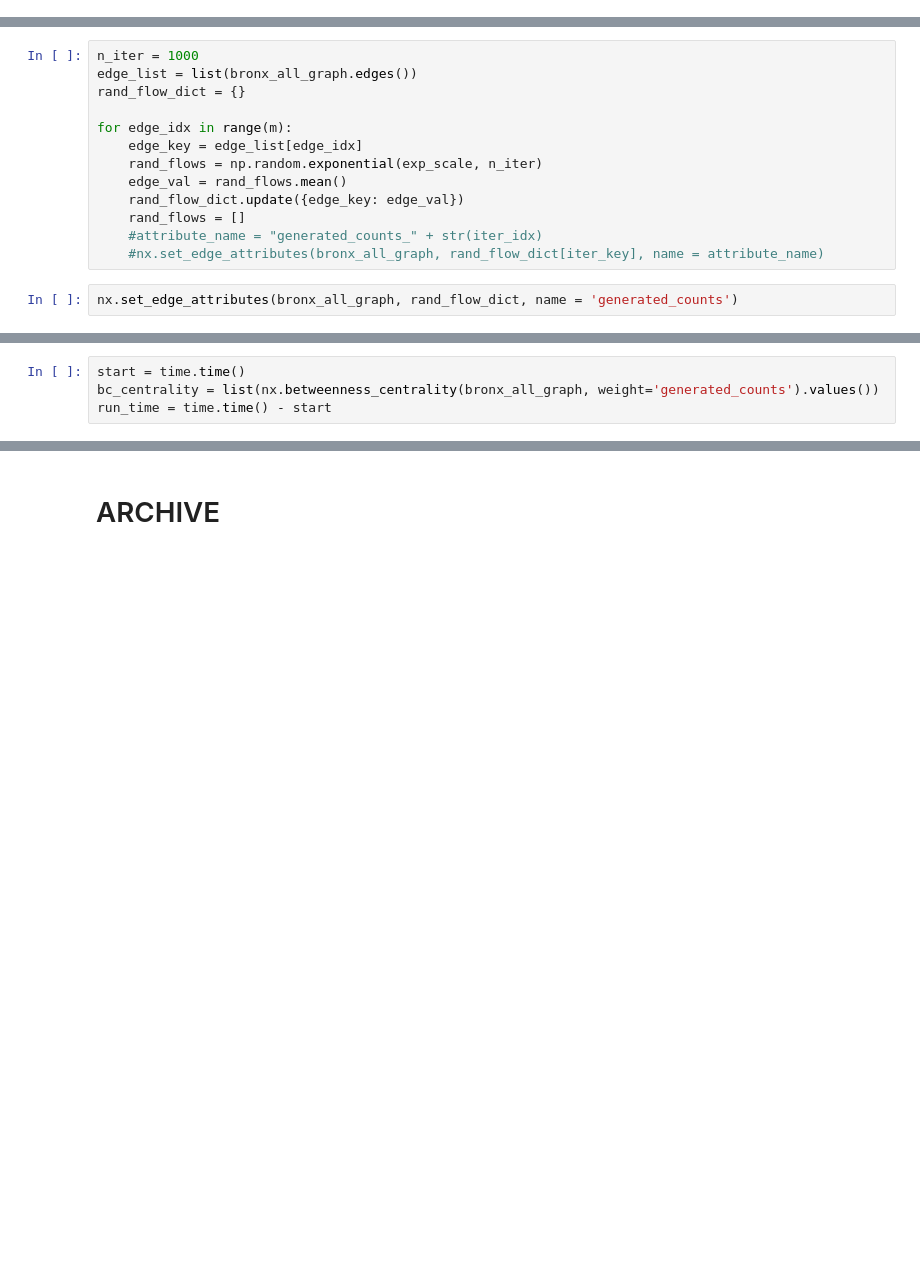
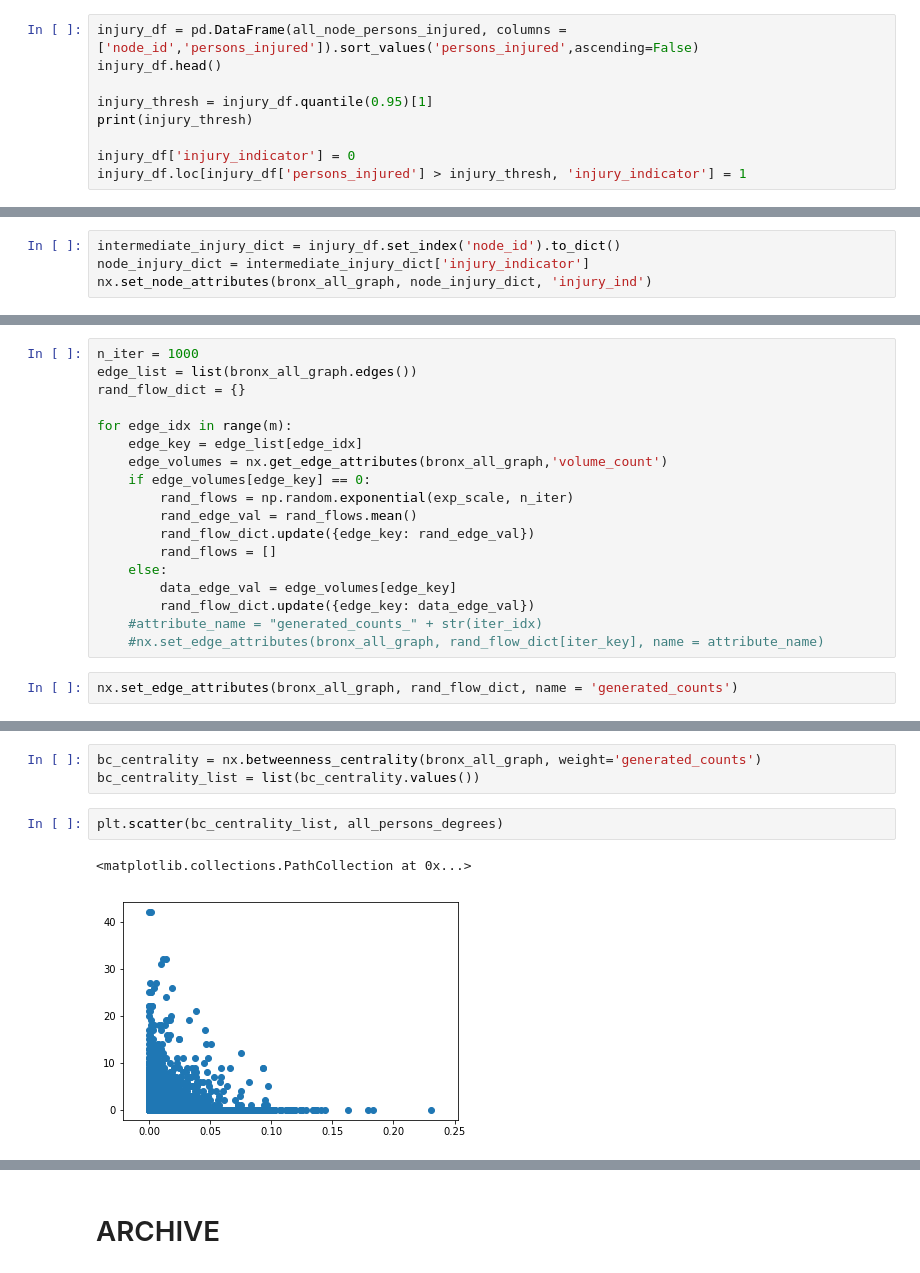
Before and after one commit to galowich/cee345, a Jupyter notebook: network_analysis.ipynb, the cells around one changed output, grey strips where cells are left out. Cells and saved outputs as stored; diff of their text form; blank space fills up the shorter version.

```diff
--- a/network_analysis.ipynb
+++ b/network_analysis.ipynb
@@ -131,0 +144,9 @@ Modularity: 4.883808754577893e-13
+# %%
+injury_df = pd.DataFrame(all_node_persons_injured, columns = ['node_id','persons_injured']).sort_values('persons_injured',ascending=False)
+injury_df.head()
+
+injury_thresh = injury_df.quantile(0.95)[1]
+print(injury_thresh)
+
+injury_df['injury_indicator'] = 0
+injury_df.loc[injury_df['persons_injured'] > injury_thresh, 'injury_indicator'] = 1
@@ -131,0 +164,4 @@ Modularity: 4.883808754577893e-13
+# %%
+intermediate_injury_dict = injury_df.set_index('node_id').to_dict()
+node_injury_dict = intermediate_injury_dict['injury_indicator']
+nx.set_node_attributes(bronx_all_graph, node_injury_dict, 'injury_ind')
@@ -267,10 +320,15 @@ rand_flow_dict = {}
 
 for edge_idx in range(m):
     edge_key = edge_list[edge_idx]
-    rand_flows = np.random.exponential(exp_scale, n_iter)
-    edge_val = rand_flows.mean()
-    rand_flow_dict.update({edge_key: edge_val})
-    rand_flows = []
+    edge_volumes = nx.get_edge_attributes(bronx_all_graph,'volume_count')
+    if edge_volumes[edge_key] == 0:
+        rand_flows = np.random.exponential(exp_scale, n_iter)
+        rand_edge_val = rand_flows.mean()
+        rand_flow_dict.update({edge_key: rand_edge_val})
+        rand_flows = []
+    else:
+        data_edge_val = edge_volumes[edge_key]
+        rand_flow_dict.update({edge_key: data_edge_val})
     #attribute_name = "generated_counts_" + str(iter_idx)
     #nx.set_edge_attributes(bronx_all_graph, rand_flow_dict[iter_key], name = attribute_name)
 # %%
@@ -284,6 +342,10 @@ bronx_all_graph[47740][9045677]
  'persons_injured': 2.0,
  'volume_count': 0.0}
 # %%
-start = time.time()
-bc_centrality = list(nx.betweenness_centrality(bronx_all_graph, weight='generated_counts').values())
-run_time = time.time() - start
+bc_centrality = nx.betweenness_centrality(bronx_all_graph, weight='generated_counts')
+bc_centrality_list = list(bc_centrality.values())
+# %%
+plt.scatter(bc_centrality_list, all_persons_degrees)
+# %% [output]
+<matplotlib.collections.PathCollection at 0x...>
+[figure, added]
```
Also changed, not shown: parts of 25 cells of this notebook, 11 other files.
